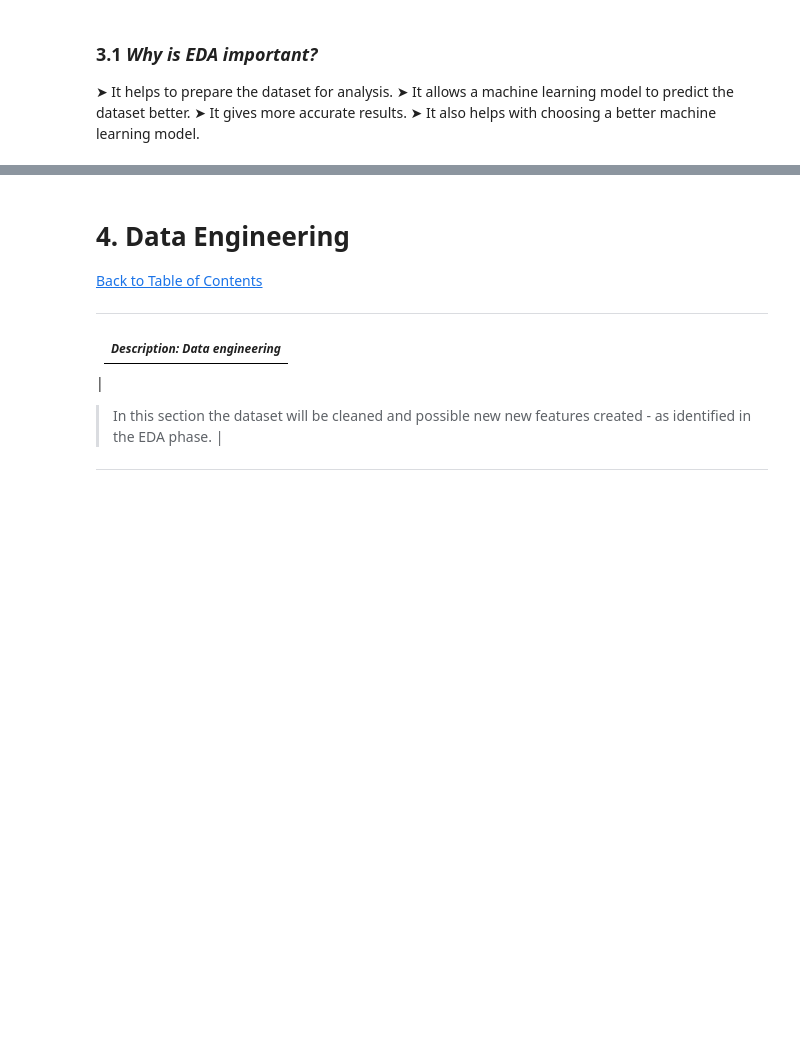
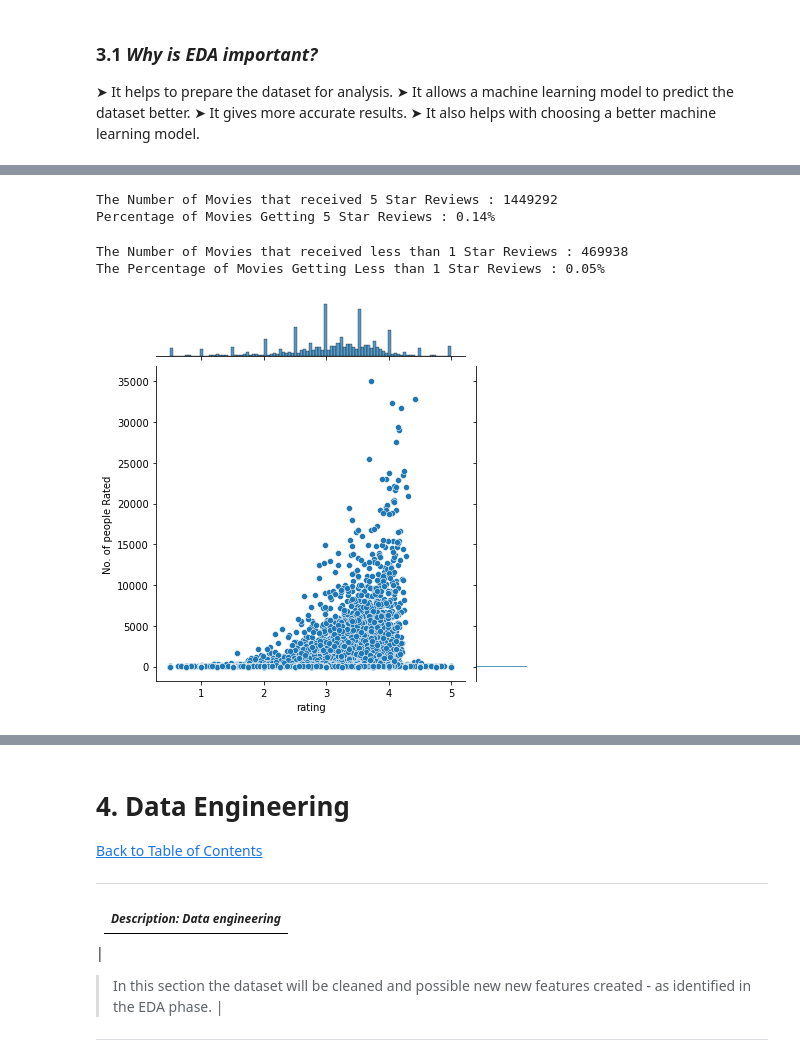
Before and after one commit to CaitMc/Team_ES2_Unsupervised_Predict, a Jupyter notebook: Team ES2 Unsupervised Predict.ipynb, the cells around one changed output, grey strips where cells are left out. Drawn from its saved outputs; the diff is of its cells as text; code cells hidden in the pictures; blank space fills up the shorter version.

```diff
--- a/Team ES2 Unsupervised Predict.ipynb
+++ b/Team ES2 Unsupervised Predict.ipynb
@@ -321,0 +314,4 @@ df_tags .head()
+# %%
+df_movie_R["year"] = df_movie_R["title"].apply(extract_year)
+df_movie_R["year"] = df_movie_R["year"].astype("int64")
+df_movie_R['title'] = df_movie_R.title.str.replace('(\(\d\d\d\d\))', '')
@@ -321,0 +344,2 @@ df_tags .head()
+# %%
+df_movie_R = df_movie_R.drop('timestamp', axis = 1)
@@ -566,0 +486,2 @@ dtype: int64
+# %%
+rating_data = pd.DataFrame(df_movie_R.groupby(by='title')['rating'].mean())
@@ -566,0 +498,2 @@ dtype: int64
+# %%
+rating_data['No. of people Rated'] = df_movie_R.groupby(by='title')['rating'].count()
@@ -566,0 +510,19 @@ dtype: int64
+# %%
+# lets Check the Number of Movies that got 5 Star Reviews and Less than 1 Star Reviews
+
+print("The Number of Movies that received 5 Star Reviews :", df_movie_R[df_movie_R['rating'] == 5]['title'].count())
+print("Percentage of Movies Getting 5 Star Reviews : {0:.2f}%".format((df_movie_R[df_movie_R['rating'] == 5]['title'].count())/(df_movie_R.shape[0])))
+# %% [output]
+The Number of Movies that received 5 Star Reviews : 1449292
+Percentage of Movies Getting 5 Star Reviews : 0.14%
+# %%
+print("\nThe Number of Movies that received less than 1 Star Reviews :", df_movie_R[df_movie_R['rating'] <= 1]['title'].count())
+print("The Percentage of Movies Getting Less than 1 Star Reviews : {0:.2f}%".format((
+    df_movie_R[df_movie_R['rating'] <= 1]['title'].count())/(df_movie_R.shape[0])))
+# %% [output]
+The Number of Movies that received less than 1 Star Reviews : 469938
+The Percentage of Movies Getting Less than 1 Star Reviews : 0.05%
+# %%
+sns.jointplot(x=rating_data['rating'],y=rating_data['No. of people Rated']);
+# %% [output]
+[figure, added]
```
Also changed, not shown: parts of 86 cells of this notebook.
